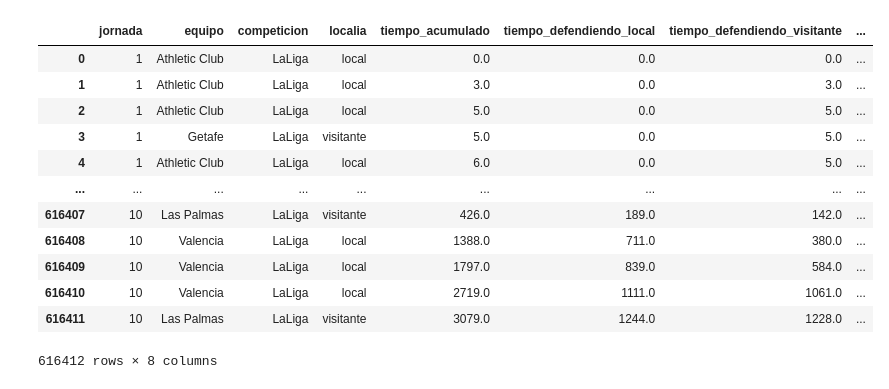
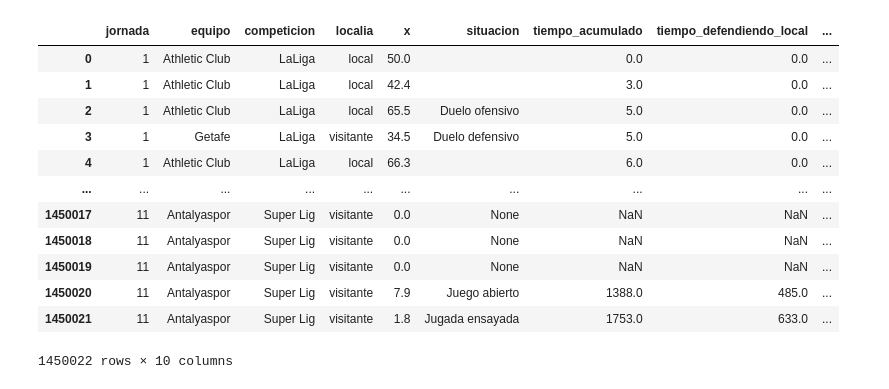
Before and after one commit to srgmrtnvqr/AnalisisFaltas24-25, a Jupyter notebook: descarga_tratamiento_faltas.ipynb, the cells around one changed output. Cells and saved outputs as stored; diff of their text form; code cells hidden in the pictures.

Commit message:
Descarga de los eventos de la BD.

```diff
--- a/descarga_tratamiento_faltas.ipynb
+++ b/descarga_tratamiento_faltas.ipynb
@@ -4,23 +4,23 @@ import pandas as pd
 # %%
 # Conexión con la base de datos
 url = f'postgresql://postgres:sergio9494@localhost:5432/Futbol24-25'
 #consulta = "SELECT jornada, equipo, localia, tiempo_acumulado, tiempo_defendiendo_local, tiempo_defendiendo_visitante, accion FROM \"partidos\" INNER JOIN \"eventos\" ON partidos.id_partido = eventos.id_partido WHERE partidos.competicion = 'LaLiga'"
-consulta = "SELECT jornada, equipo, competicion, localia, tiempo_acumulado, tiempo_defendiendo_local, tiempo_defendiendo_visitante, accion FROM \"partidos\" INNER JOIN \"eventos\" ON partidos.id_partido = eventos.id_partido"
+consulta = "SELECT jornada, equipo, competicion, localia, x, situacion, tiempo_acumulado, tiempo_defendiendo_local, tiempo_defendiendo_visitante, accion FROM \"partidos\" INNER JOIN \"eventos\" ON partidos.id_partido = eventos.id_partido"
 engine = create_engine(url)
 resultado = engine.connect().execute((text(consulta)))
 df_datos = pd.DataFrame(resultado.fetchall(), columns=resultado.keys())
 df_datos
 # %% [output]
-|  | jornada | equipo | competicion | localia | tiempo_acumulado | tiempo_defendiendo_local | tiempo_defendiendo_visitante | ... |
-| 0 | 1 | Athletic Club | LaLiga | local | 0.0 | 0.0 | 0.0 | ... |
-| 1 | 1 | Athletic Club | LaLiga | local | 3.0 | 0.0 | 3.0 | ... |
-| 2 | 1 | Athletic Club | LaLiga | local | 5.0 | 0.0 | 5.0 | ... |
-| 3 | 1 | Getafe | LaLiga | visitante | 5.0 | 0.0 | 5.0 | ... |
-| 4 | 1 | Athletic Club | LaLiga | local | 6.0 | 0.0 | 5.0 | ... |
-| ... | ... | ... | ... | ... | ... | ... | ... | ... |
-| 616407 | 10 | Las Palmas | LaLiga | visitante | 426.0 | 189.0 | 142.0 | ... |
-| 616408 | 10 | Valencia | LaLiga | local | 1388.0 | 711.0 | 380.0 | ... |
-| 616409 | 10 | Valencia | LaLiga | local | 1797.0 | 839.0 | 584.0 | ... |
-| 616410 | 10 | Valencia | LaLiga | local | 2719.0 | 1111.0 | 1061.0 | ... |
-| 616411 | 10 | Las Palmas | LaLiga | visitante | 3079.0 | 1244.0 | 1228.0 | ... |
+|  | jornada | equipo | competicion | localia | x | situacion | tiempo_acumulado | tiempo_defendiendo_local | ... |
+| 0 | 1 | Athletic Club | LaLiga | local | 50.0 |  | 0.0 | 0.0 | ... |
+| 1 | 1 | Athletic Club | LaLiga | local | 42.4 |  | 3.0 | 0.0 | ... |
+| 2 | 1 | Athletic Club | LaLiga | local | 65.5 | Duelo ofensivo | 5.0 | 0.0 | ... |
+| 3 | 1 | Getafe | LaLiga | visitante | 34.5 | Duelo defensivo | 5.0 | 0.0 | ... |
+| 4 | 1 | Athletic Club | LaLiga | local | 66.3 |  | 6.0 | 0.0 | ... |
+| ... | ... | ... | ... | ... | ... | ... | ... | ... | ... |
+| 1450017 | 11 | Antalyaspor | Super Lig | visitante | 0.0 | None | NaN | NaN | ... |
+| 1450018 | 11 | Antalyaspor | Super Lig | visitante | 0.0 | None | NaN | NaN | ... |
+| 1450019 | 11 | Antalyaspor | Super Lig | visitante | 0.0 | None | NaN | NaN | ... |
+| 1450020 | 11 | Antalyaspor | Super Lig | visitante | 7.9 | Juego abierto | 1388.0 | 485.0 | ... |
+| 1450021 | 11 | Antalyaspor | Super Lig | visitante | 1.8 | Jugada ensayada | 1753.0 | 633.0 | ... |
-616412 rows × 8 columns
+1450022 rows × 10 columns
```
Also changed, not shown: parts of 10 cells of this notebook, 6 other files.
